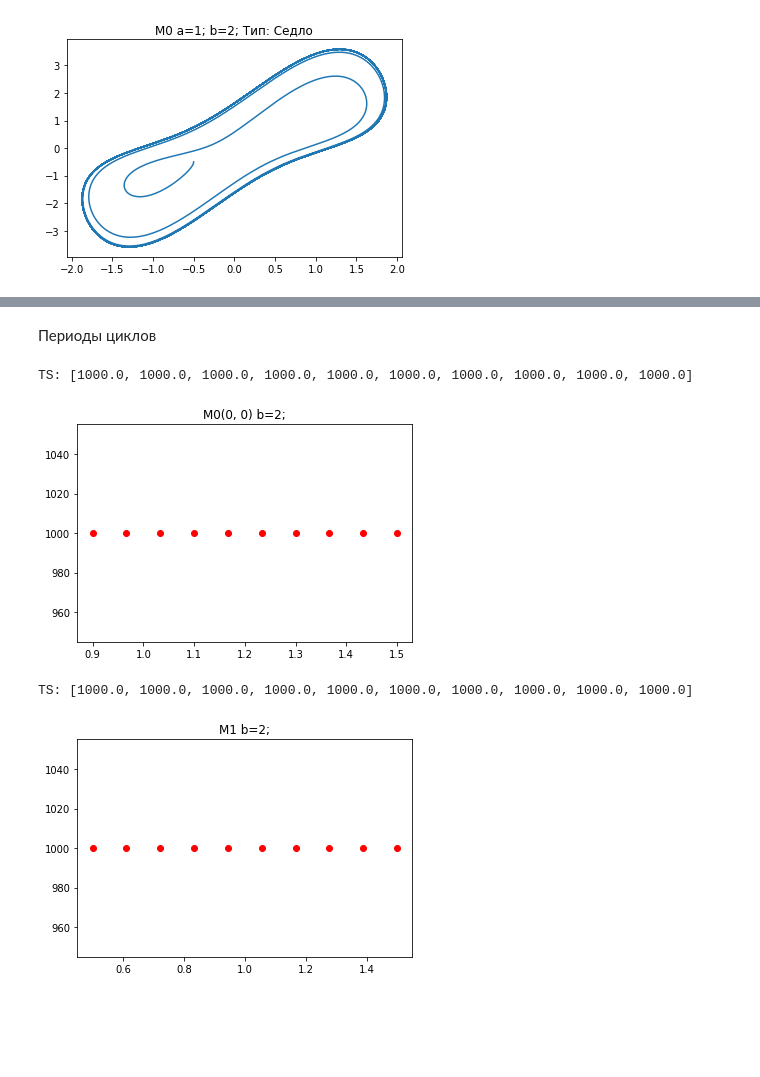
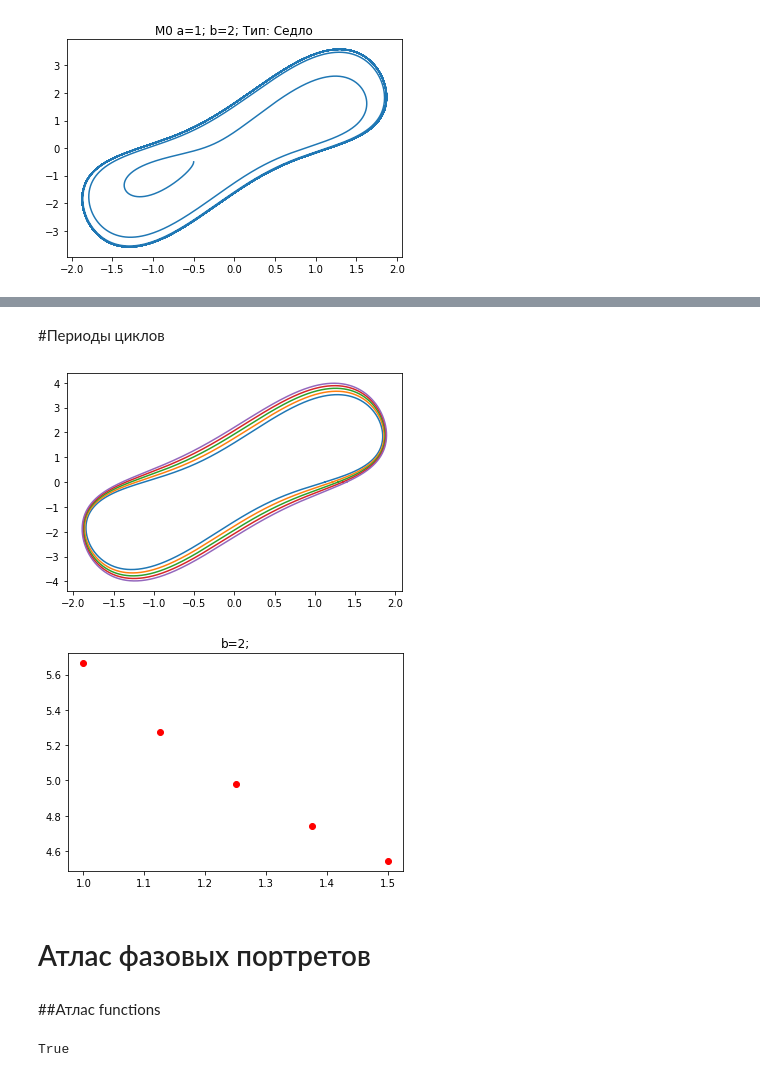
Before and after one commit to SergeyPishchulov/CurrencyConverter, a Jupyter notebook: Копия_"ДУ_№6_Климатическая_модель_ipynb".ipynb, the cells around one changed output, grey strips where cells are left out. Saved outputs shown, nothing was run; the diff lists cells and outputs as text; code cells hidden in the pictures; blank space fills up the shorter version.

```diff
--- a/Копия_"ДУ_№6_Климатическая_модель_ipynb".ipynb
+++ b/Копия_"ДУ_№6_Климатическая_модель_ipynb".ipynb
@@ -152,7 +284,7 @@ def get_next(x, y, a, b, h, reverse=False):
   return (x + (k1 + 2 * k2 + 2 * k3 + k4) / 6,
             y + (l1 + 2 * l2 + 2 * l3 + l4) / 6)
 
-def get_plot_runge_kutt(x0, y0, a=1, b=2, h=1e-2, points_count=10**5):
+def get_plot_runge_kutt(x0, y0, a=1, b=2, h=1e-3, points_count=10**7):
   xs=np.zeros(points_count)
   ys=np.zeros(points_count)
   xs[0]=x0
@@ -265,9 +368,0 @@ NameError: ignored
-# %%
-start_points_count=30
-h=8
-l=-h
-x_start=rand.uniform(low=l, high=h, size=start_points_count)
-y_start=rand.uniform(low=l, high=h, size=start_points_count)
-for i in range(start_points_count):
-  plt.plot(*get_plot(x_start[i], y_start[i], points_count=10**4), color='b')
-plt.show()
@@ -370,6 +432,6 @@ plt.show()
 [figure]
-# %% [markdown]
-Периоды циклов
+# %% [markdown]
+#Периоды циклов
 # %%
 def get_eq_points_m0(a,b): return 0,0
 def get_eq_points_m1(a,b): return (math.sqrt(b-a), math.sqrt(b-a))
@@ -377,51 +439,49 @@ def get_eq_points_m2(a,b): return (-math.sqrt(b-a), -math.sqrt(b-a))
 
 
 
-def get_periods(x0, y0, get_eq, a_line, b, h):
+def get_periods(x0, y0, get_eq, a_line, b, h, epsilon=EPS):
   ts=[]
   for a in a_line:
     x_eq, y_eq = get_eq(a,b)
-    xs, ys = get_plot_runge_kutt(x0, y0, a=a, b=b, h=h, points_count=10**5)
-    cycle=get_cycle(xs, ys, x_eq, y_eq, printing=False)
-    n=len(xs)
+    xs, ys = get_plot_runge_kutt(x0, y0, a=a, b=b, h=h, points_count=10**6)
+    cycle=get_cycle(xs, ys, x_eq, y_eq,epsilon, printing=False)
+    n=len(cycle[0])
+    # plt.plot(cycle[0], cycle[1], color=f'{n/1000}')
+    plt.plot(cycle[0], cycle[1])
     t=n*h
     ts.append(t)
+  plt.show()
   return ts
 # %%
 b=2
-a_line=np.linspace(0.9, 1.5, 10)#при а=0.5 нет цикла
+a_line=np.linspace(1, 1.5, 5)#при а ~<0.7 траектория не успевает походить по циклу и уходит на устойчивый фокус
 # a_line=[1, 1.2, 1.5]
-h=1e-2
+h=1e-4
 x_eq, y_eq = 0, 0
-ts=get_periods(x0=5, y0=-0.2, get_eq=get_eq_points_m0, a_line=a_line, b=b, h=h)
-print("TS:", ts)
+ts=get_periods(x0=2, y0=0.2, get_eq=get_eq_points_m0, a_line=a_line, b=b, h=h)
+# print("TS:", ts)
 plt.plot(a_line, ts, "ro")
-plt.title(f"M0{x_eq, y_eq} b={b};")
+plt.title(f"b={b};")
 plt.show()
 # %% [output]
-TS: [1000.0, 1000.0, 1000.0, 1000.0, 1000.0, 1000.0, 1000.0, 1000.0, 1000.0, 1000.0]
-[figure, old version]
+[figure, new version]
+[figure, added]
-# %%
-b=2
-a_line=np.linspace(0.5, 1.5, 10)
-# a_line=[1, 1.2, 1.5]
-h=1e-2
-ts=get_periods(x0=0.8, y0=0.8, get_eq=get_eq_points_m1, a_line=a_line, b=b, h=h)
-print("TS:", ts)
-plt.plot(a_line, ts, "ro")
-plt.title(f"M1 b={b};")
-plt.show()
-# %% [output]
-TS: [1000.0, 1000.0, 1000.0, 1000.0, 1000.0, 1000.0, 1000.0, 1000.0, 1000.0, 1000.0]
-[figure, removed]
+# %% [markdown]
+# Атлас фазовых портретов
+# %% [markdown]
+##Атлас functions
 # %%
-def all_types_are_correct(types):
+def all_types_are_correct_d(start_points_by_portrait_type):
   all_correct=True
-  for ((t0, t1), a, b) in types:
+  for (t0, t1) in start_points_by_portrait_type:
+    a,b,starts=start_points_by_portrait_type[(t0,t1)]
     t0_expected=get_portarit_type_by_parameters(a,b,'m0')
     t1_expected=get_portarit_type_by_parameters(a,b,'m1')
     all_correct=all_correct and (t0,t1)==(t0_expected, t1_expected)
   return all_correct
+all_types_are_correct([(('Седло', 'Устойчивый фокус'), 0.75, 2), (('Седло', 'Неустойчивый фокус'), 1.25, 2)])
+# %% [output]
+True
 # %%
 # types=get_all_portrait_types()
 types=[
```
Also changed, not shown: parts of 45 cells of this notebook.
